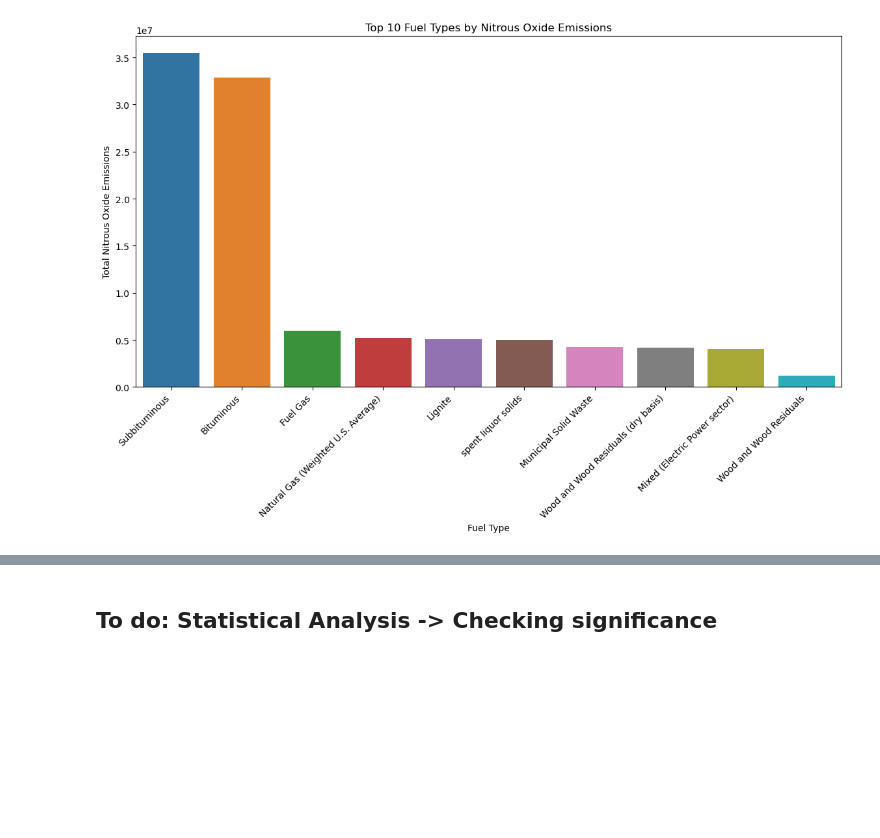
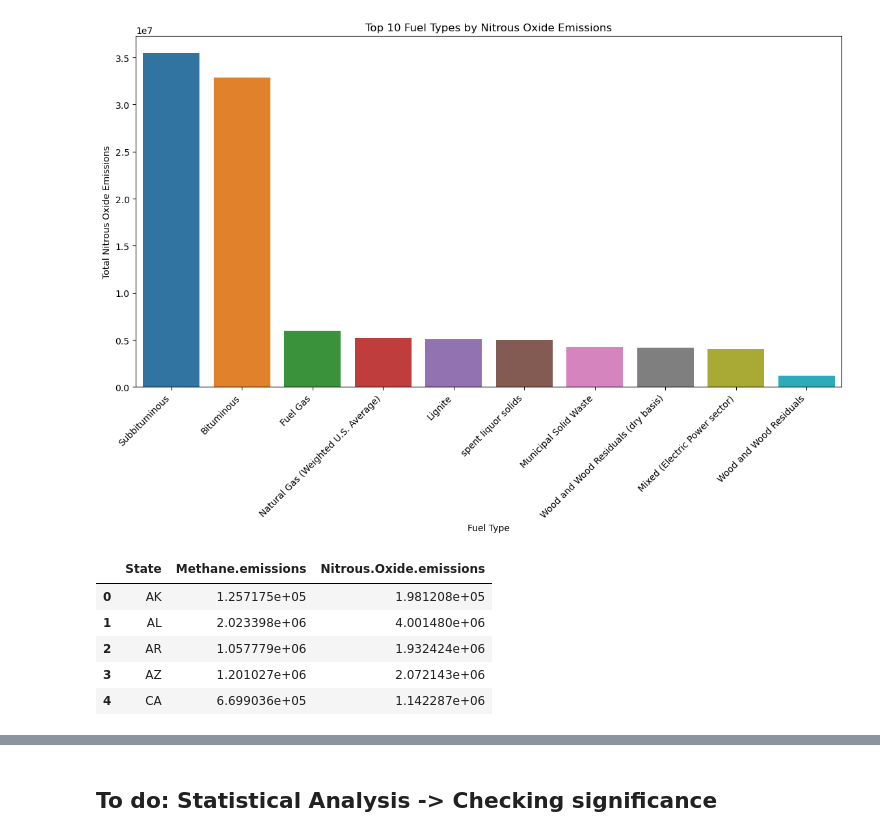
Before and after one commit to JewelsHovan/Datathon-Analytical-Avengers, a Jupyter notebook: EDA.ipynb, the cells around one changed output, grey strips where cells are left out. Saved outputs shown, nothing was run; the diff lists cells and outputs as text; code cells hidden in the pictures; blank space fills up the shorter version.

Commit message:
Add code for state emissions aggregation for geospatial plots

```diff
--- a/EDA.ipynb
+++ b/EDA.ipynb
@@ -281,3 +281,17 @@ plt.show()
 # %% [output]
 [figure]
 [figure]
+# %%
+state_emissions = fuel_data.groupby('State').agg({
+    'Methane.emissions': 'sum',
+    'Nitrous.Oxide.emissions': 'sum'
+}).reset_index()
+
+state_emissions.head()
+# %% [output]
+|  | State | Methane.emissions | Nitrous.Oxide.emissions |
+| 0 | AK | 1.257175e+05 | 1.981208e+05 |
+| 1 | AL | 2.023398e+06 | 4.001480e+06 |
+| 2 | AR | 1.057779e+06 | 1.932424e+06 |
+| 3 | AZ | 1.201027e+06 | 2.072143e+06 |
+| 4 | CA | 6.699036e+05 | 1.142287e+06 |
```
Also changed, not shown: parts of 1 cell of this notebook, 2 other files.
